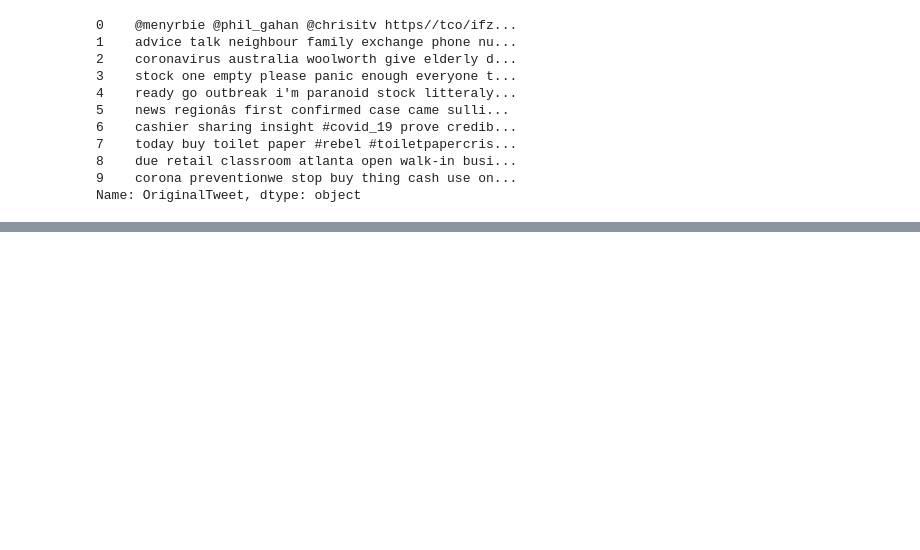
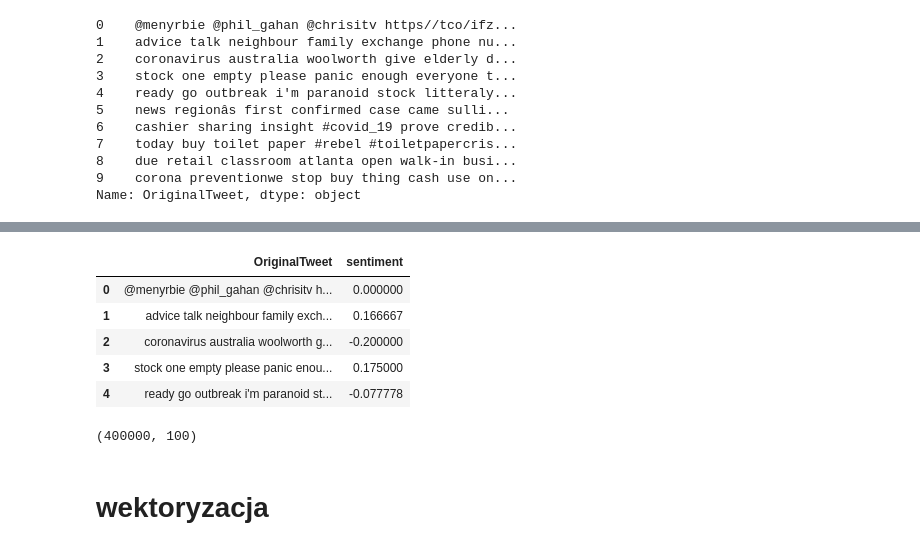
Before and after one commit to mxnogala/Api_w_eksploracji_danych_CDV, a Jupyter notebook: Covid-19-Text-Classification.ipynb, the cells around one changed output, grey strips where cells are left out. Cells and saved outputs as stored; diff of their text form; code cells hidden in the pictures; blank space fills up the shorter version.

```diff
--- a/Covid-19-Text-Classification.ipynb
+++ b/Covid-19-Text-Classification.ipynb
@@ -428,0 +412,19 @@ Name: sentiment, dtype: float64
+# %%
+train['sentiment'] = train['OriginalTweet'].apply(lambda x: TextBlob(x).sentiment[0])
+train[['OriginalTweet', 'sentiment']].head()
+# %% [output]
+|  | OriginalTweet | sentiment |
+| 0 | @menyrbie @phil_gahan @chrisitv h... | 0.000000 |
+| 1 | advice talk neighbour family exch... | 0.166667 |
+| 2 | coronavirus australia woolworth g... | -0.200000 |
+| 3 | stock one empty please panic enou... | 0.175000 |
+| 4 | ready go outbreak i'm paranoid st... | -0.077778 |
+# %%
+from gensim.scripts.glove2word2vec import glove2word2vec
+glove_input_file = 'glove.6B.100d.txt'
+word2vec_output_file = 'glove.6B.100d.txt.word2vec'
+glove2word2vec(glove_input_file, word2vec_output_file)
+# %% [output]
+(400000, 100)
+# %% [markdown]
+# wektoryzacja
```
Also changed, not shown: parts of 22 cells of this notebook.
